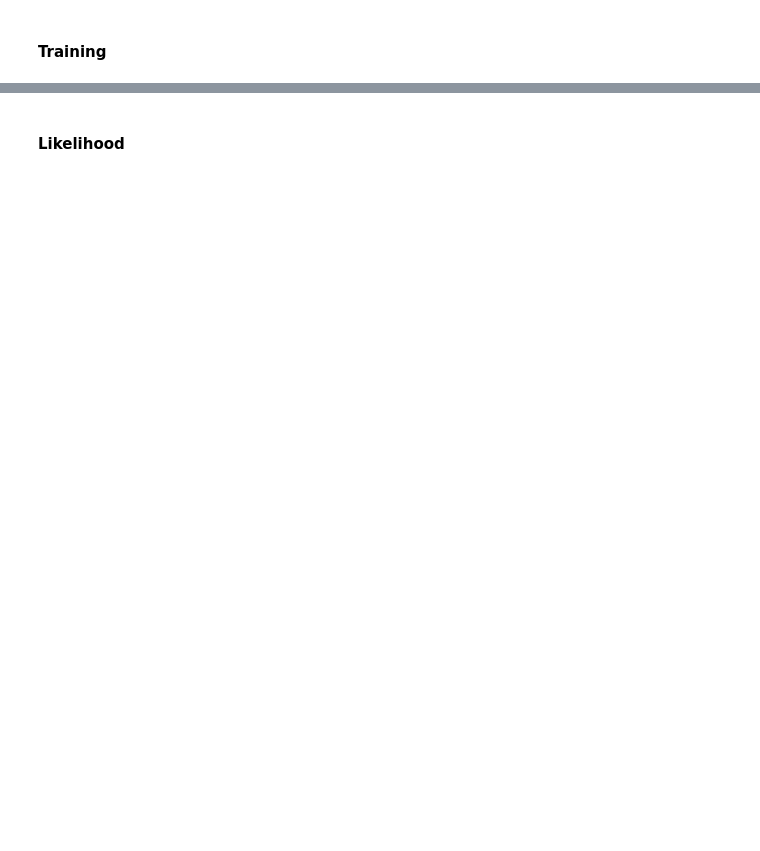
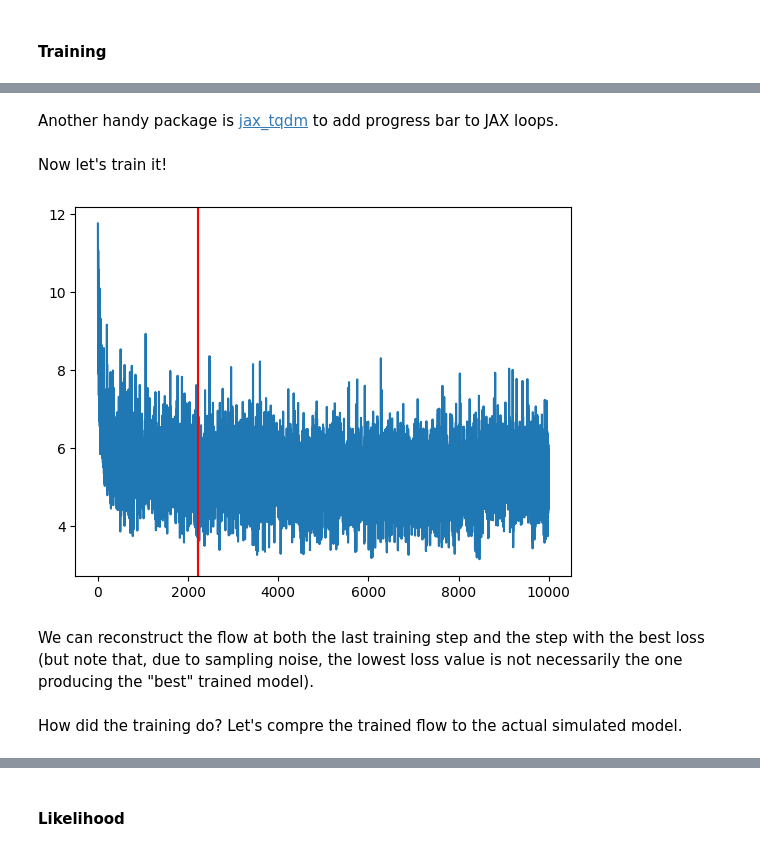
Before and after one commit to mdmould/ml-gw-pop, a Jupyter notebook: simulation-based-prior.ipynb, the cells around one changed output, grey strips where cells are left out. Drawn from its saved outputs; the diff is of its cells as text; code cells hidden in the pictures; blank space fills up the shorter version.

```diff
--- a/simulation-based-prior.ipynb
+++ b/simulation-based-prior.ipynb
@@ -404,0 +653,21 @@ for i, (samples, ls) in enumerate(zip((og, re), ('-', '--'))):
+# %%
+batch_size = 1_000
+steps = 10_000
+learning_rate = 1e-2
+optimizer = optax.adam(learning_rate)
+# %%
+# wrap the sampling and bounding functions together
+def sample(key):
+    key, subkey = jax.random.split(key)
+    parameters = sample_parameters(subkey)
+    c = inverse_parameters(parameters)
+    key, subkey = jax.random.split(key)
+    mergers = sample_mergers(subkey, batch_size, parameters)
+    x = inverse_mergers(mergers)
+    return x, c
+
+# the average likelihood of mergers from a single simulation
+def loss_fn(params, key):
+    flow = equinox.combine(params, static)
+    x, c = sample(key)
+    return -flow.log_prob(x, c).mean()
@@ -404,0 +707,2 @@ for i, (samples, ls) in enumerate(zip((og, re), ('-', '--'))):
+# %% [markdown]
+Another handy package is [jax_tqdm](https://github.com/jeremiecoullon/jax-tqdm) to add progress bar to JAX loops.
@@ -404,0 +711,25 @@ for i, (samples, ls) in enumerate(zip((og, re), ('-', '--'))):
+# %%
+update = jax_tqdm.scan_tqdm(steps, print_rate = 100, tqdm_type = 'std')(update)
+# %% [markdown]
+Now let's train it!
+# %%
+# finally, the training loop (written without Python loops using JAX)
+state = optimizer.init(params_init)
+carry = (
+    jax.random.key(100),
+    params_init,
+    state,
+    params_init,
+    state,
+    jnp.inf,
+)
+carry, losses = jax.lax.scan(update, carry, jnp.arange(steps))
+key, params, state, best_params, best_state, best_loss = carry
+# %%
+# the loss values over training steps
+plt.plot(losses);
+plt.axvline(losses.argmin(), c = 'r');
+# %% [output]
+[figure, added]
+# %% [markdown]
+We can reconstruct the flow at both the last training step and the step with the best loss (but note that, due to sampling noise, the lowest loss value is not necessarily the one producing the "best" trained model).
@@ -404,0 +739,2 @@ for i, (samples, ls) in enumerate(zip((og, re), ('-', '--'))):
+# %% [markdown]
+How did the training do? Let's compre the trained flow to the actual simulated model.
```
Also changed, not shown: parts of 96 cells of this notebook, 4 other files.
